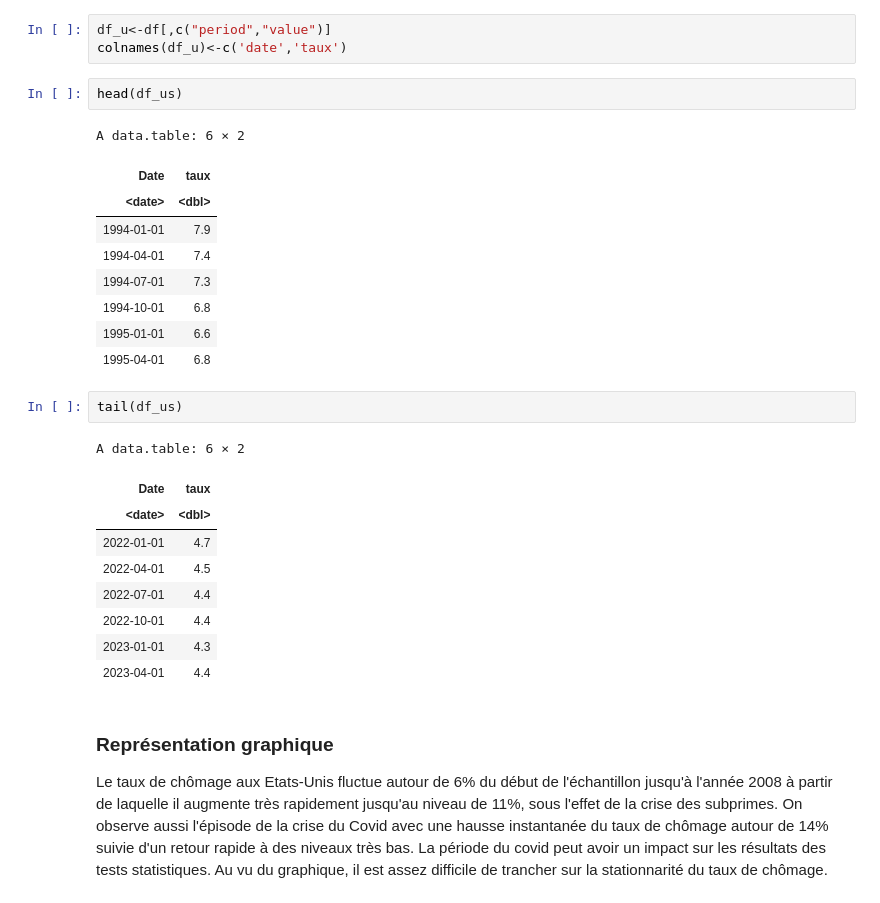
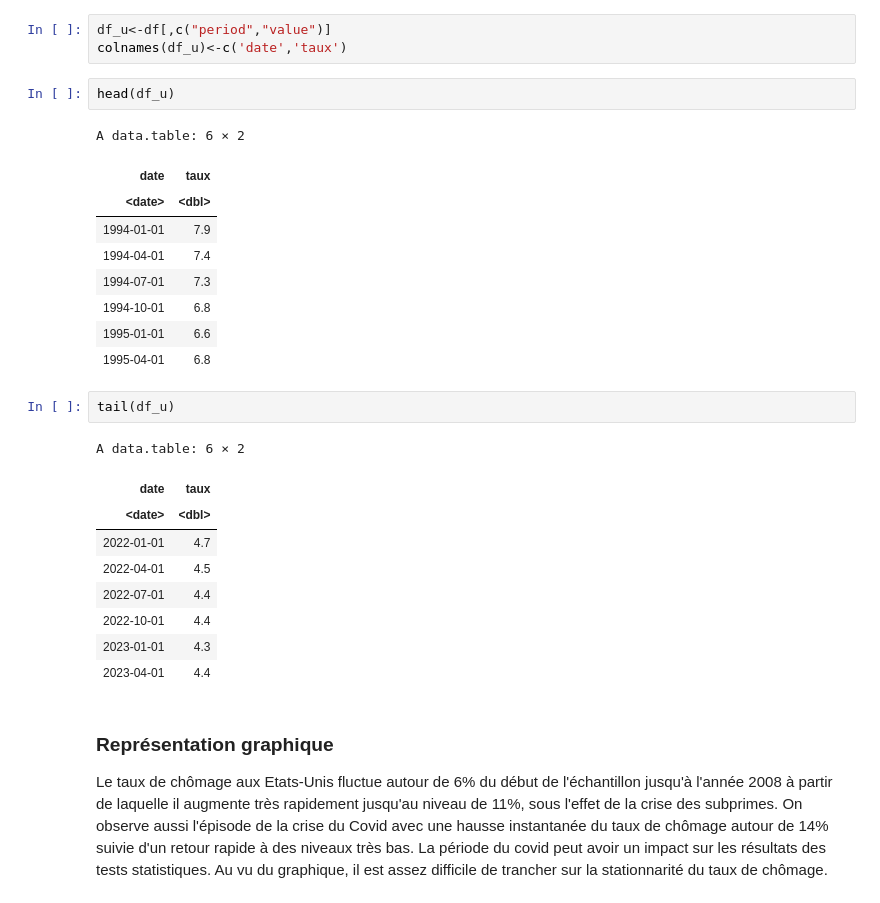
Before and after one commit to ylepen/Corrections-R, a Jupyter notebook: chapitre 2/Taux de chômage USA/notebooks/US_unemployment_rate.ipynb, the cells around one changed output. Saved outputs shown, nothing was run; the diff lists cells and outputs as text.

```diff
--- a/chapitre 2/Taux de chômage USA/notebooks/US_unemployment_rate.ipynb
+++ b/chapitre 2/Taux de chômage USA/notebooks/US_unemployment_rate.ipynb
@@ -51,10 +83,10 @@ On crée un dataframe contenant uniquement les dates (colonne "period") et la s
 df_u<-df[,c("period","value")]
 colnames(df_u)<-c('date','taux')
 # %%
-head(df_us)
+head(df_u)
 # %% [output]
 A data.table: 6 × 2
-| Date | taux |
+| date | taux |
 | <date> | <dbl> |
 | 1994-01-01 | 7.9 |
 | 1994-04-01 | 7.4 |
@@ -63,10 +95,10 @@ A data.table: 6 × 2
 | 1995-01-01 | 6.6 |
 | 1995-04-01 | 6.8 |
 # %%
-tail(df_us)
+tail(df_u)
 # %% [output]
 A data.table: 6 × 2
-| Date | taux |
+| date | taux |
 | <date> | <dbl> |
 | 2022-01-01 | 4.7 |
 | 2022-04-01 | 4.5 |
```
Also changed, not shown: parts of 6 cells of this notebook, 1 other file.
